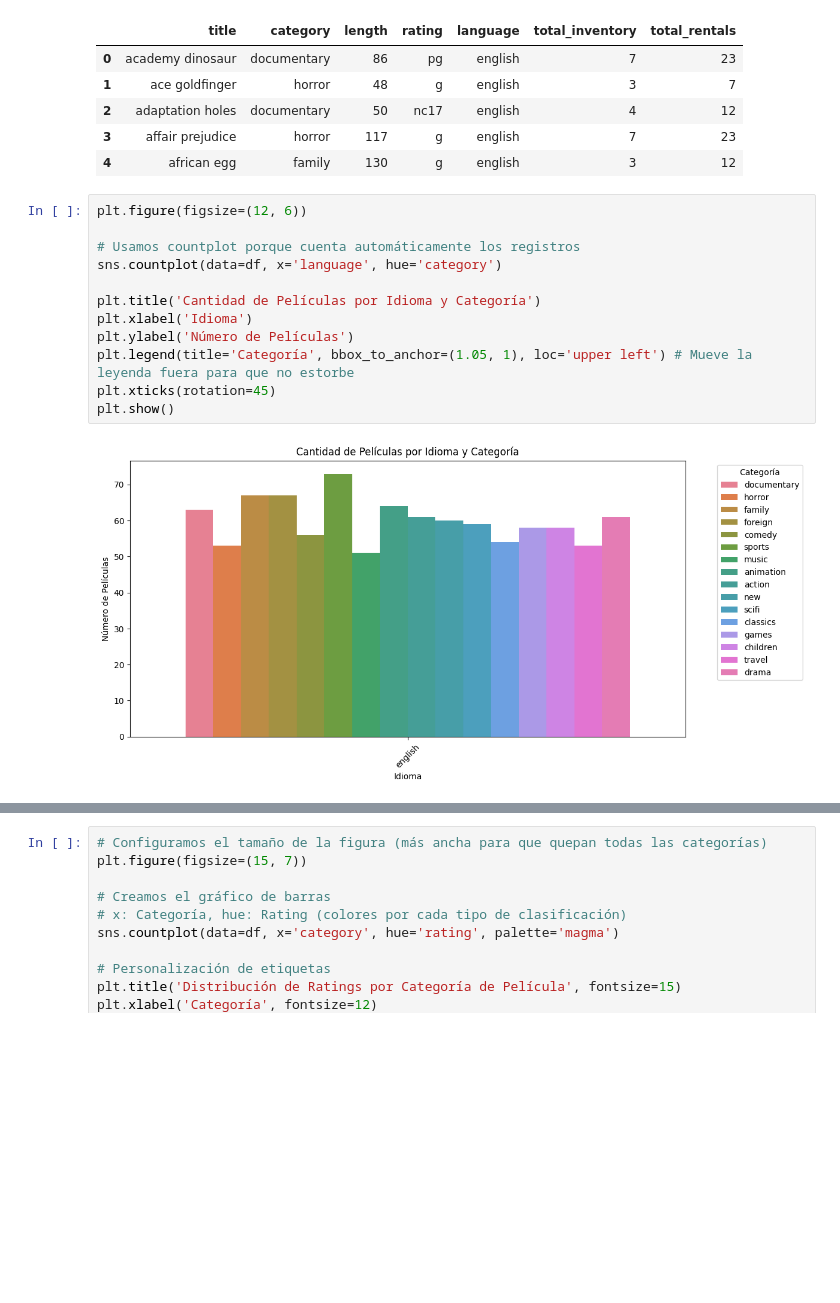
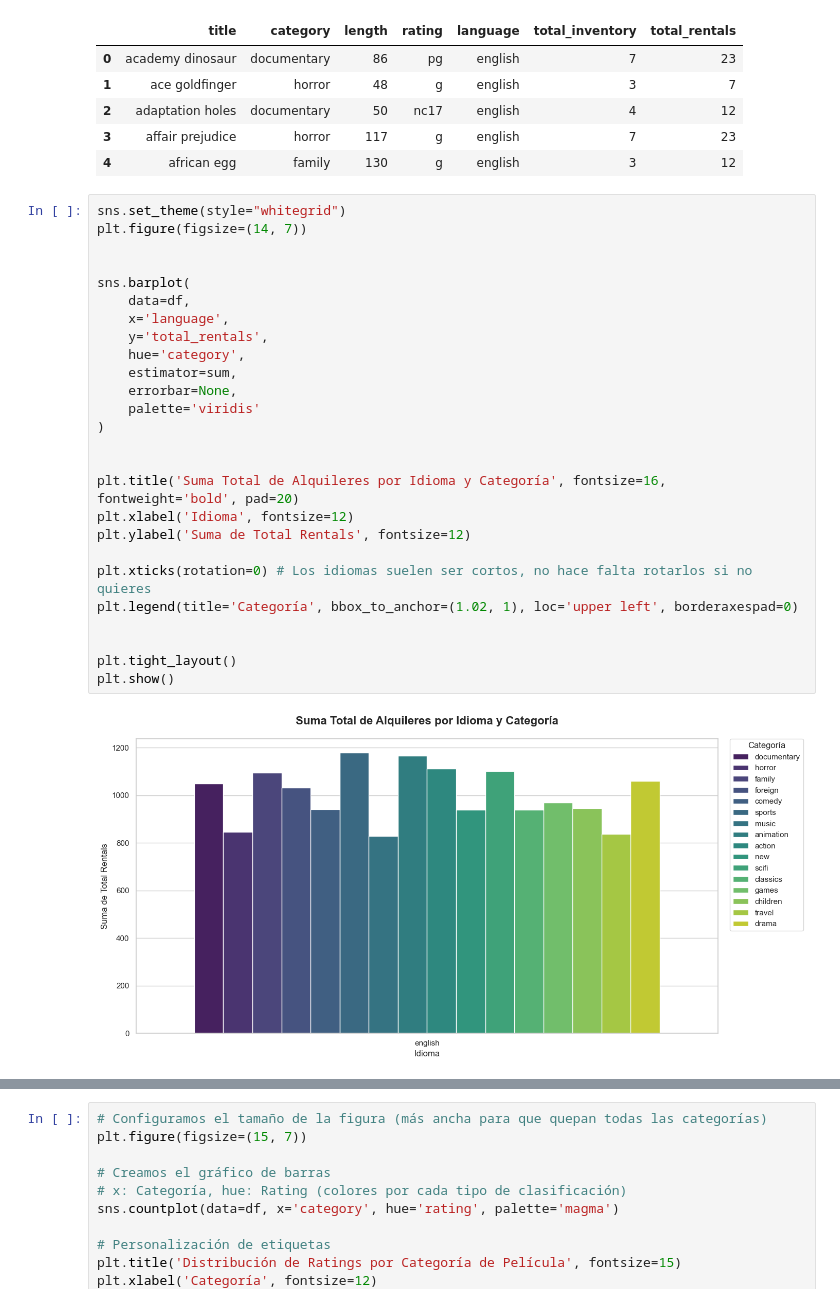
Before and after one commit to Bootcamp-DA-P2/Data-Automation-MySQL-Python-Excel-Grupo-4, a Jupyter notebook: notebooks/notebook-catalog-film.ipynb, the cells around one changed output, grey strips where cells are left out. Drawn from its saved outputs; the diff is of its cells as text; blank space fills up the shorter version.

```diff
--- a/notebooks/notebook-catalog-film.ipynb
+++ b/notebooks/notebook-catalog-film.ipynb
@@ -83,16 +83,30 @@ En este caso podemos observar tango el el código como en la gráfica la ausenci
 | 3 | affair prejudice | horror | 117 | g | english | 7 | 23 |
 | 4 | african egg | family | 130 | g | english | 3 | 12 |
 # %%
-plt.figure(figsize=(12, 6))
+sns.set_theme(style="whitegrid")
+plt.figure(figsize=(14, 7))
 
-# Usamos countplot porque cuenta automáticamente los registros
-sns.countplot(data=df, x='language', hue='category')
 
-plt.title('Cantidad de Películas por Idioma y Categoría')
-plt.xlabel('Idioma')
-plt.ylabel('Número de Películas')
-plt.legend(title='Categoría', bbox_to_anchor=(1.05, 1), loc='upper left') # Mueve la leyenda fuera para que no estorbe
-plt.xticks(rotation=45)
+sns.barplot(
+    data=df,
+    x='language',
+    y='total_rentals',
+    hue='category',
+    estimator=sum,
+    errorbar=None,
+    palette='viridis'
+)
+
+
+plt.title('Suma Total de Alquileres por Idioma y Categoría', fontsize=16, fontweight='bold', pad=20)
+plt.xlabel('Idioma', fontsize=12)
+plt.ylabel('Suma de Total Rentals', fontsize=12)
+
+plt.xticks(rotation=0) # Los idiomas suelen ser cortos, no hace falta rotarlos si no quieres
+plt.legend(title='Categoría', bbox_to_anchor=(1.02, 1), loc='upper left', borderaxespad=0)
+
+
+plt.tight_layout()
 plt.show()
 # %% [output]
-[figure, old version]
+[figure, new version]
```
Also changed, not shown: parts of 3 cells of this notebook.
